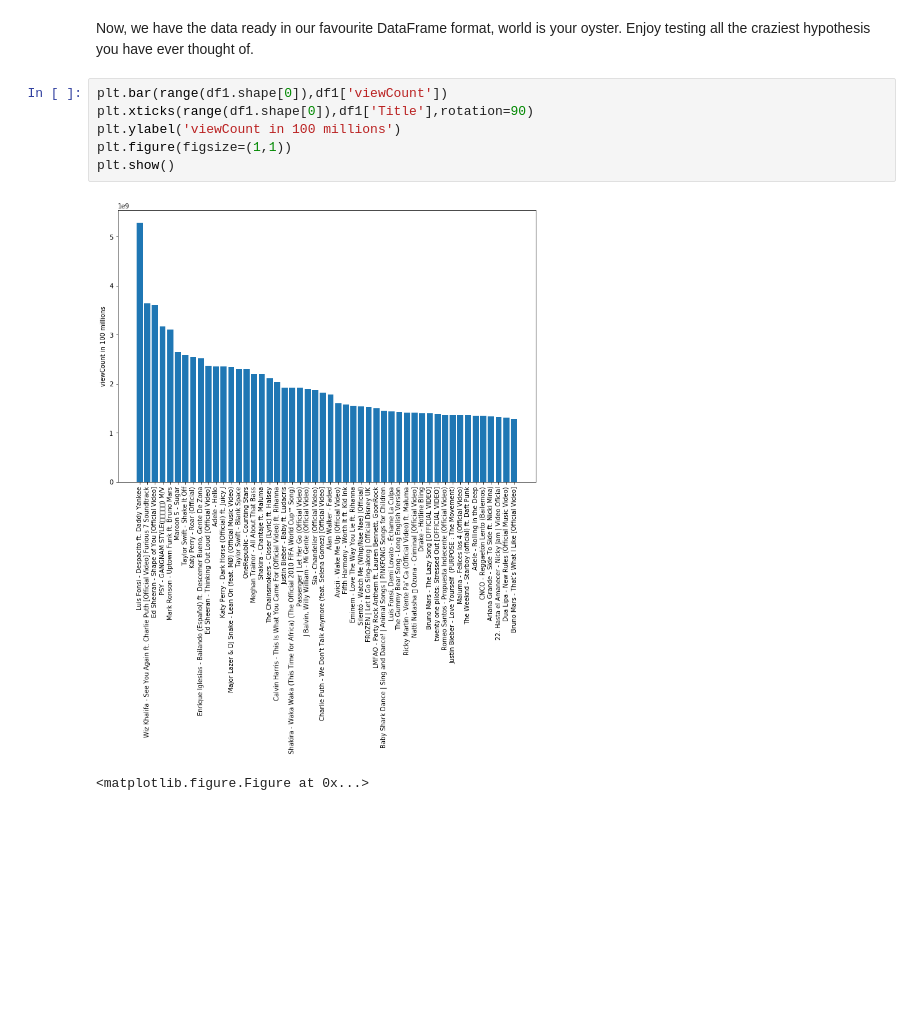
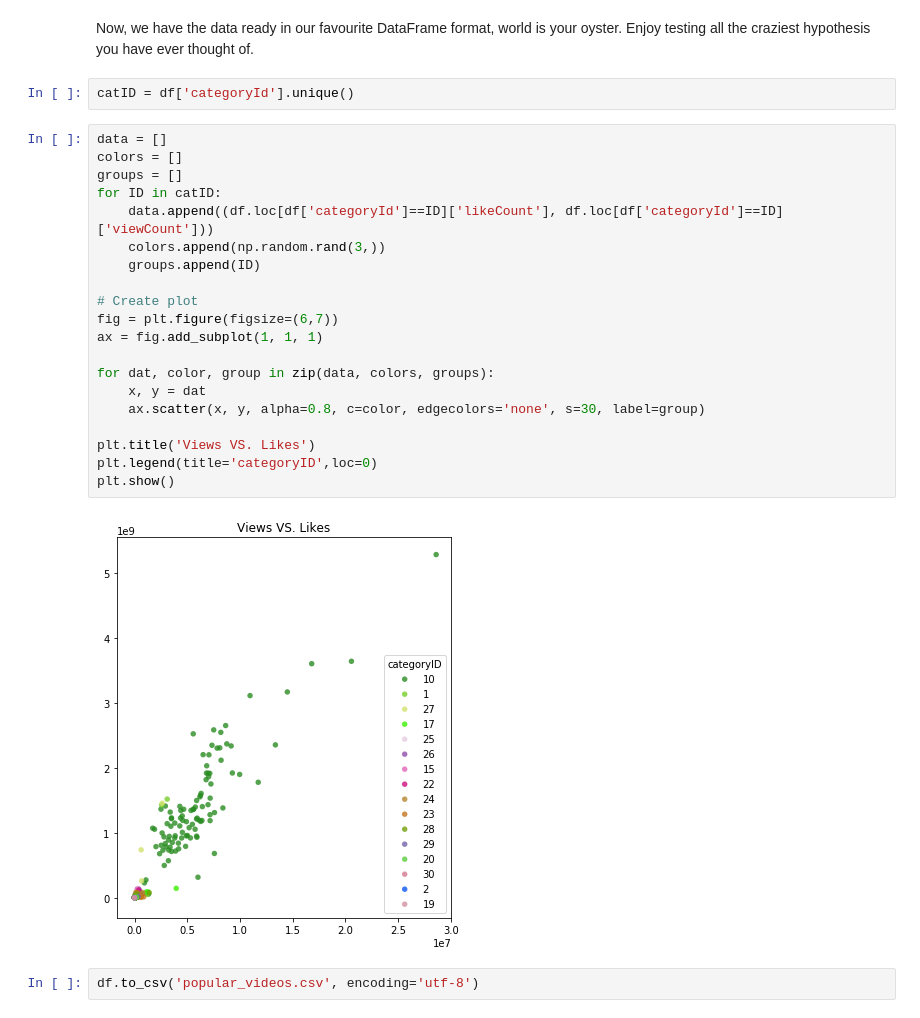
Before and after one commit to amstqq/youtube_project, a Jupyter notebook: YouTube Data.ipynb, the cells around one changed output. Drawn from its saved outputs; the diff is of its cells as text; blank space fills up the shorter version.

```diff
--- a/YouTube Data.ipynb
+++ b/YouTube Data.ipynb
@@ -134,11 +186,28 @@ TypeError: arg must be a list, tuple, 1-d array, or Series
 # %% [markdown]
 Now, we have the data ready in our favourite DataFrame format, world is your oyster. Enjoy testing all the craziest hypothesis you have ever thought of.
-# %%
-plt.bar(range(df1.shape[0]),df1['viewCount'])
-plt.xticks(range(df1.shape[0]),df1['Title'],rotation=90)
-plt.ylabel('viewCount in 100 millions')
-plt.figure(figsize=(1,1))
-plt.show()
-# %% [output]
-[figure, removed]
-<matplotlib.figure.Figure at 0x...>
+# %%
+catID = df['categoryId'].unique()
+# %%
+data = []
+colors = []
+groups = []
+for ID in catID:
+    data.append((df.loc[df['categoryId']==ID]['likeCount'], df.loc[df['categoryId']==ID]['viewCount']))
+    colors.append(np.random.rand(3,))
+    groups.append(ID)
+
+# Create plot
+fig = plt.figure(figsize=(6,7))
+ax = fig.add_subplot(1, 1, 1)
+
+for dat, color, group in zip(data, colors, groups):
+    x, y = dat
+    ax.scatter(x, y, alpha=0.8, c=color, edgecolors='none', s=30, label=group)
+
+plt.title('Views VS. Likes')
+plt.legend(title='categoryID',loc=0)
+plt.show()
+# %% [output]
+[figure, added]
+# %%
+df.to_csv('popular_videos.csv', encoding='utf-8')
```
Also changed, not shown: parts of 12 cells of this notebook, 1 other file.
